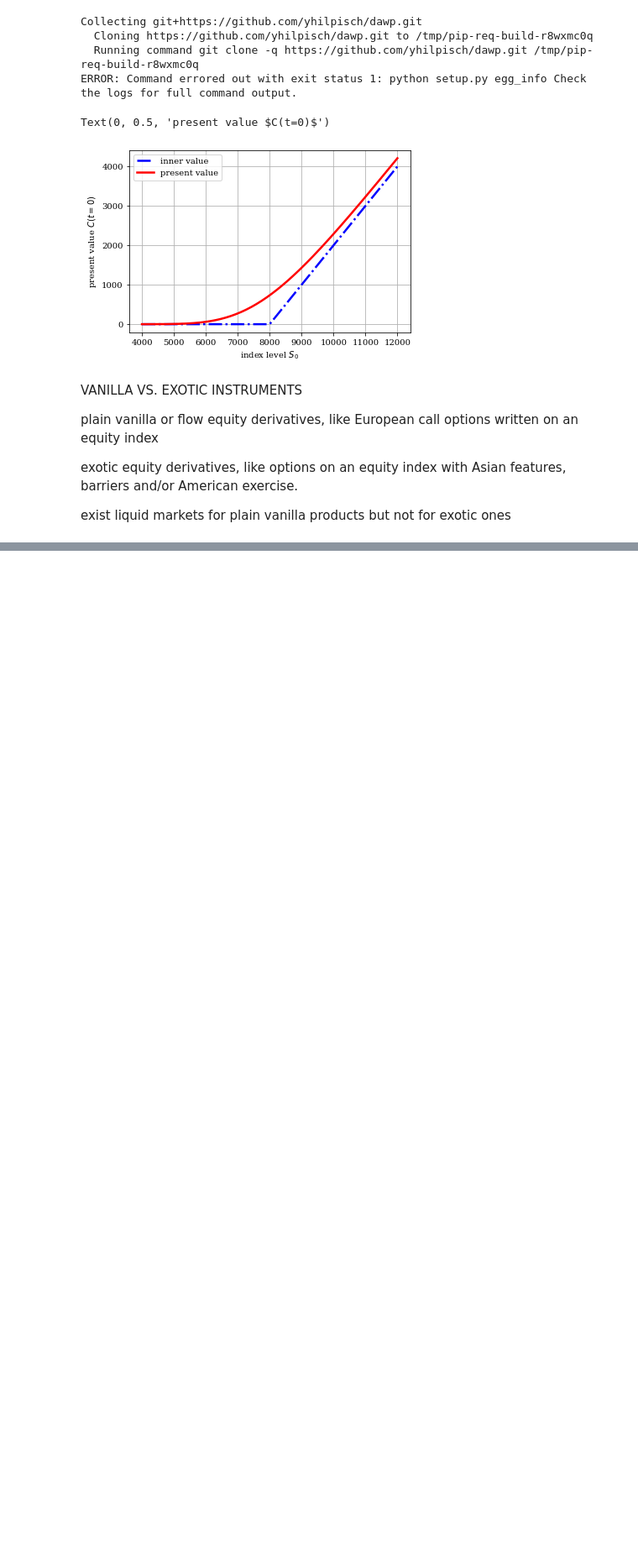
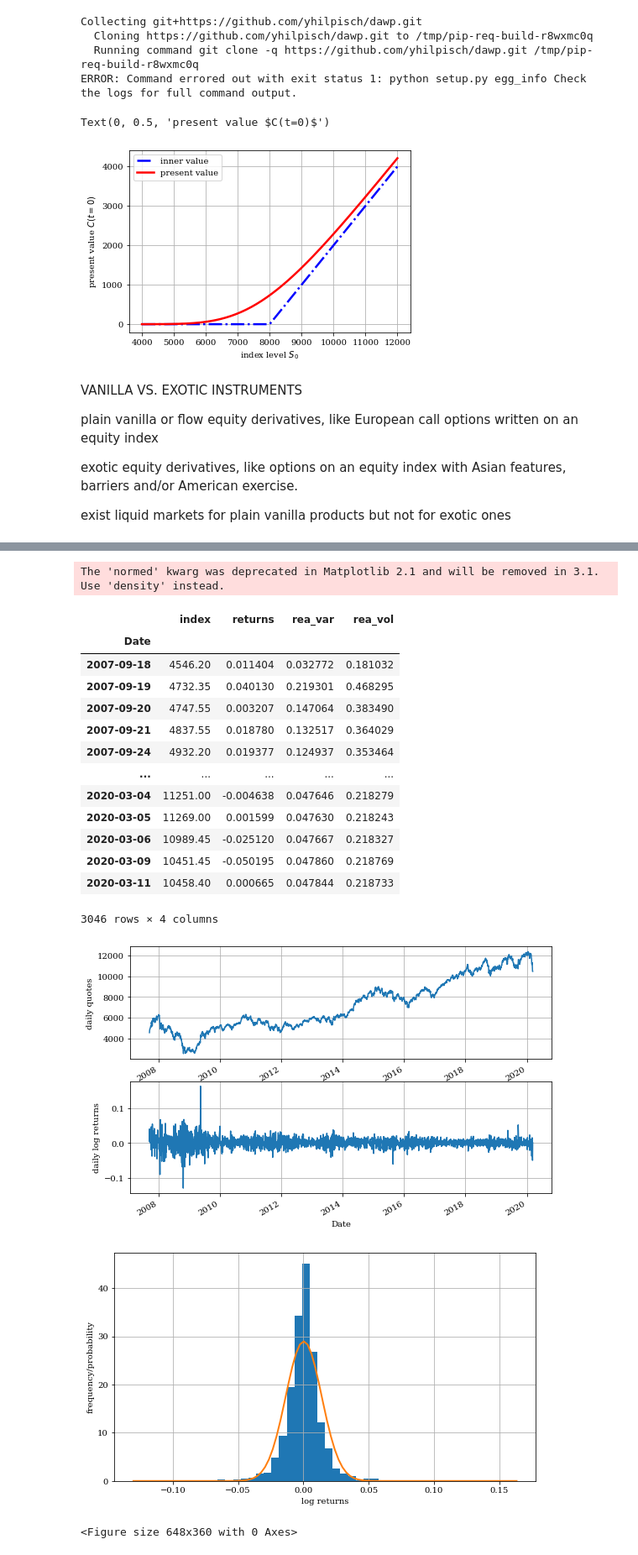
Before and after one commit to jesvin1/Options, a Jupyter notebook: Option_Basics.ipynb, the cells around one changed output, grey strips where cells are left out. Shown: that part at 84% size. Saved outputs shown, nothing was run; the diff lists cells and outputs as text; code cells hidden in the pictures; blank space fills up the shorter version.

```diff
--- a/Option_Basics.ipynb
+++ b/Option_Basics.ipynb
@@ -298,0 +568,3 @@ markets for plain vanilla products but not for exotic ones
+# %%
+generate_index()
+# %% [output]
@@ -298,0 +587,18 @@ markets for plain vanilla products but not for exotic ones
+The 'normed' kwarg was deprecated in Matplotlib 2.1 and will be removed in 3.1. Use 'density' instead.
+|  | index | returns | rea_var | rea_vol |
+| Date |  |  |  |  |
+| 2007-09-18 | 4546.20 | 0.011404 | 0.032772 | 0.181032 |
+| 2007-09-19 | 4732.35 | 0.040130 | 0.219301 | 0.468295 |
+| 2007-09-20 | 4747.55 | 0.003207 | 0.147064 | 0.383490 |
+| 2007-09-21 | 4837.55 | 0.018780 | 0.132517 | 0.364029 |
+| 2007-09-24 | 4932.20 | 0.019377 | 0.124937 | 0.353464 |
+| ... | ... | ... | ... | ... |
+| 2020-03-04 | 11251.00 | -0.004638 | 0.047646 | 0.218279 |
+| 2020-03-05 | 11269.00 | 0.001599 | 0.047630 | 0.218243 |
+| 2020-03-06 | 10989.45 | -0.025120 | 0.047667 | 0.218327 |
+| 2020-03-09 | 10451.45 | -0.050195 | 0.047860 | 0.218769 |
+| 2020-03-11 | 10458.40 | 0.000665 | 0.047844 | 0.218733 |
+3046 rows × 4 columns
+[figure, added]
+[figure, added]
+<Figure size 648x360 with 0 Axes>
```
Also changed, not shown: parts of 5 cells of this notebook.
